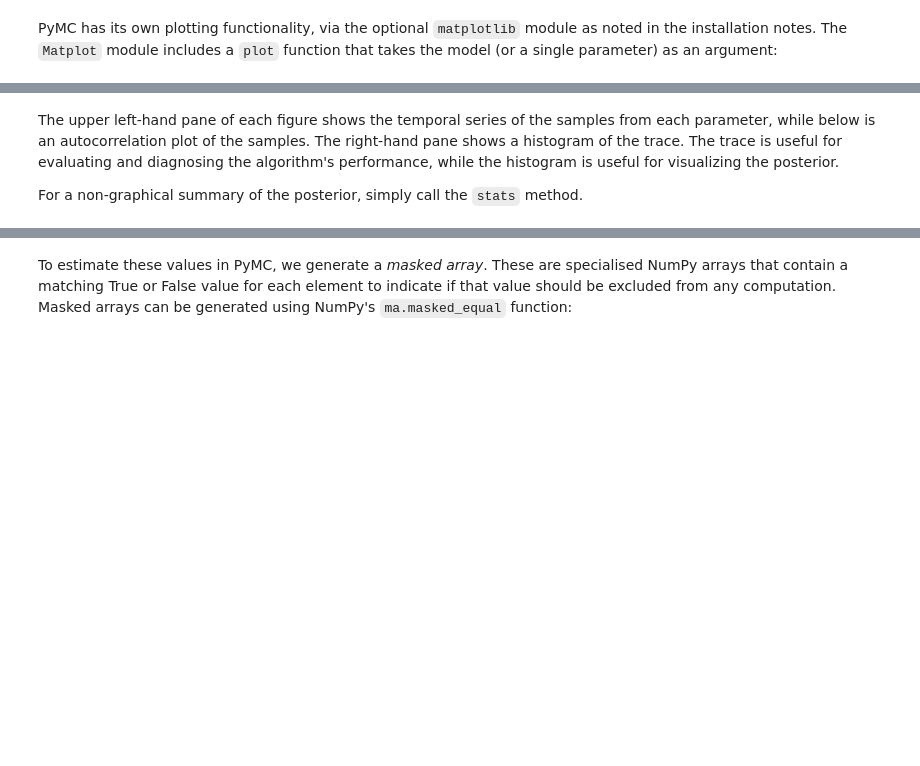
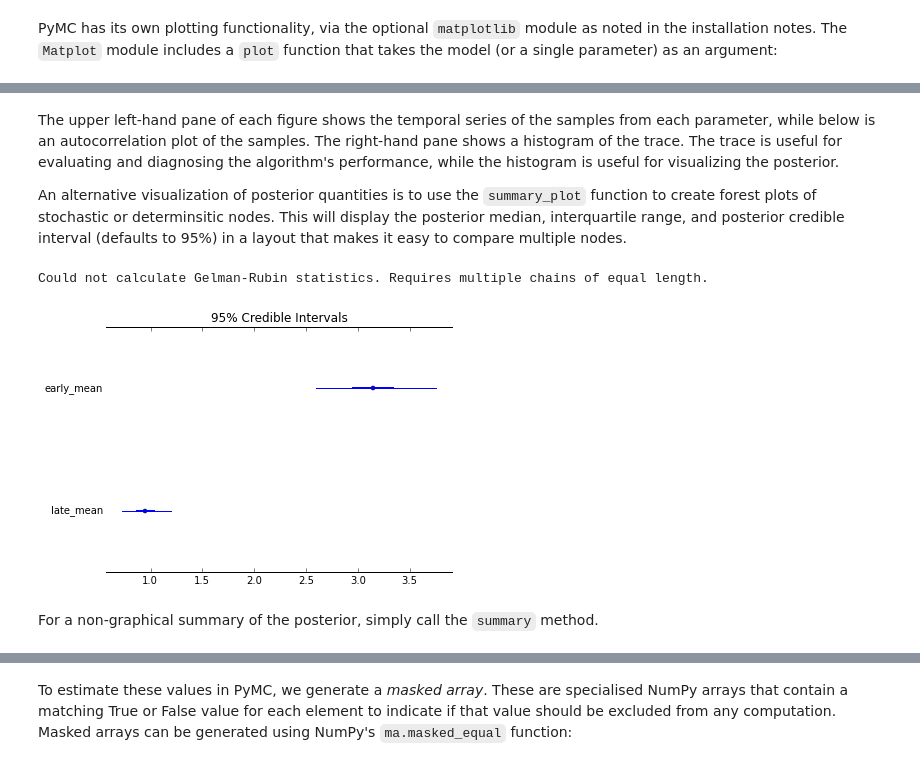
Before and after one commit to fonnesbeck/scipy2014_tutorial, a Jupyter notebook: 3-Introduction-to-PyMC.ipynb, the cells around one changed output, grey strips where cells are left out. Saved outputs shown, nothing was run; the diff lists cells and outputs as text; code cells hidden in the pictures; blank space fills up the shorter version.

```diff
--- a/3-Introduction-to-PyMC.ipynb
+++ b/3-Introduction-to-PyMC.ipynb
@@ -417,6 +435,13 @@ trace is useful for evaluating and diagnosing the algorithm's
 performance, while the histogram is useful for
 visualizing the posterior.
 
-For a non-graphical summary of the posterior, simply call the `stats` method.
+An alternative visualization of posterior quantities is to use the `summary_plot` function to create forest plots of stochastic or determinsitic nodes. This will display the posterior median, interquartile range, and posterior credible interval (defaults to 95%) in a layout that makes it easy to compare multiple nodes.
+# %%
+Matplot.summary_plot([M.early_mean, M.late_mean])
+# %% [output]
+Could not calculate Gelman-Rubin statistics. Requires multiple chains of equal length.
+[figure, added]
+# %% [markdown]
+For a non-graphical summary of the posterior, simply call the `summary` method.
 # %%
 M.early_mean.summary()
```
Also changed, not shown: parts of 45 cells of this notebook, 2 other files.
